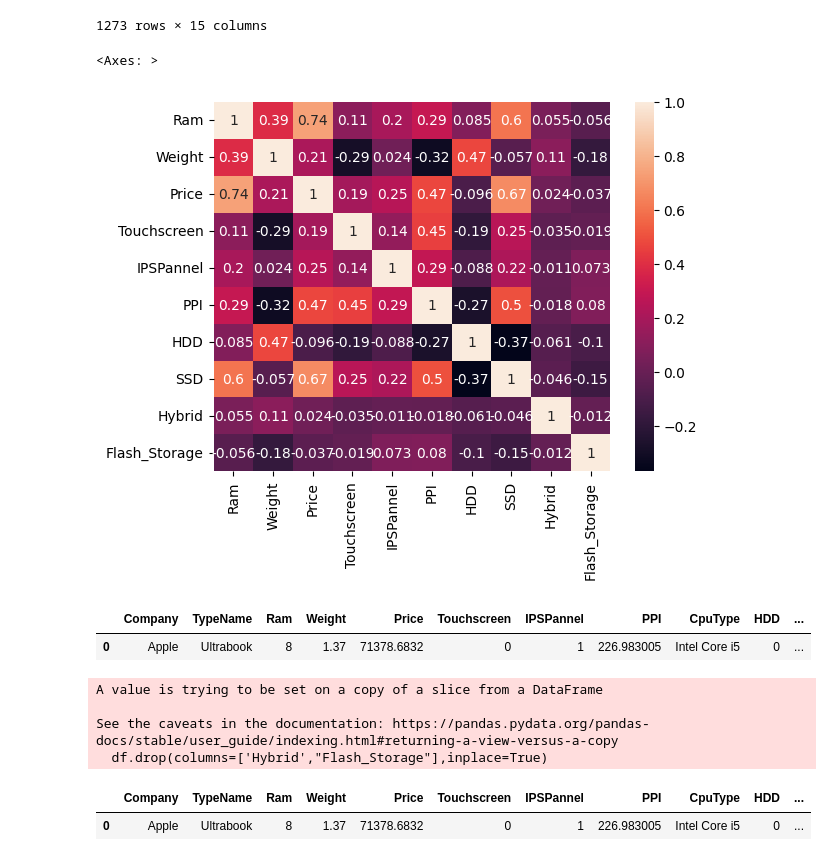
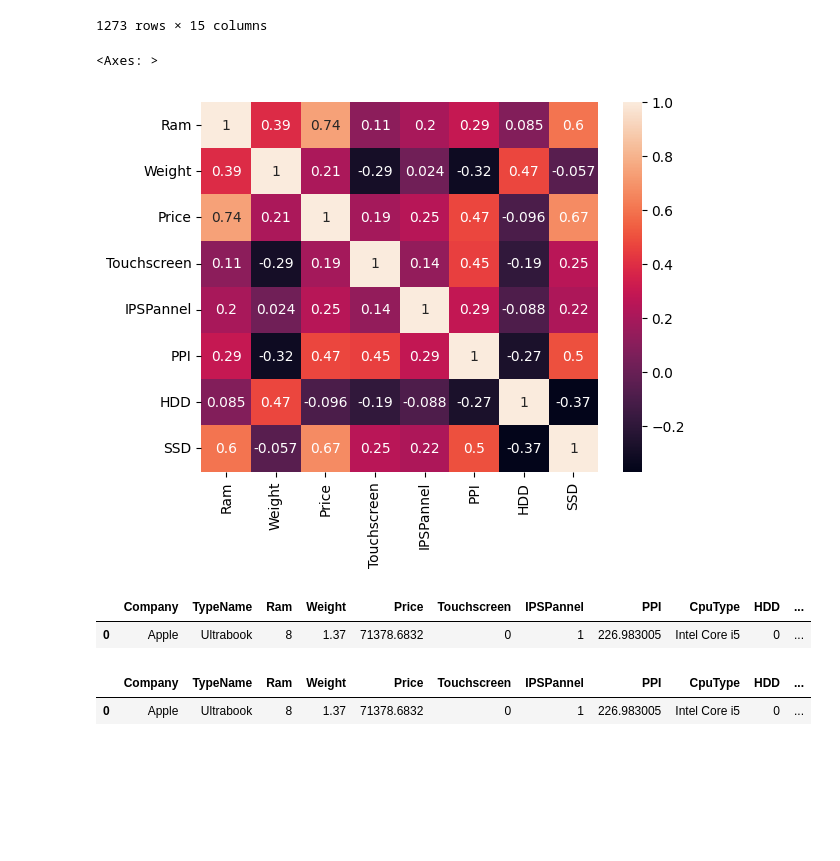
Before and after one commit to Amanlamba002/Laptop_sale_predictor, a Jupyter notebook: Untitled.ipynb, the cells around one changed output. Saved outputs shown, nothing was run; the diff lists cells and outputs as text; code cells hidden in the pictures; blank space fills up the shorter version.

```diff
--- a/Untitled.ipynb
+++ b/Untitled.ipynb
@@ -771,22 +750,17 @@ df
 | 1273 | HP | Notebook | 6 | 2.19 | 40705.9200 | 0 | 0 | 100.454670 | Intel Core i7 | 1000 | ... |
 1273 rows × 15 columns
 # %%
-sns.heatmap(df.corr(),annot=True)
+sns.heatmap(df.corr(numeric_only=True),annot=True)
 # %% [output]
 <Axes: >
-[figure, old version]
+[figure, new version]
 # %%
 df.head(1)
 # %% [output]
 |  | Company | TypeName | Ram | Weight | Price | Touchscreen | IPSPannel | PPI | CpuType | HDD | ... |
 | 0 | Apple | Ultrabook | 8 | 1.37 | 71378.6832 | 0 | 1 | 226.983005 | Intel Core i5 | 0 | ... |
 # %%
-df.drop(columns=['Hybrid',"Flash_Storage"],inplace=True)
+# df.drop(columns=['Hybrid',"Flash_Storage"],inplace=True)
-# %% [output]
-A value is trying to be set on a copy of a slice from a DataFrame
-
-See the caveats in the documentation: https://pandas.pydata.org/pandas-docs/stable/user_guide/indexing.html#returning-a-view-versus-a-copy
-  df.drop(columns=['Hybrid',"Flash_Storage"],inplace=True)
 # %%
 df.head(1)
 # %% [output]
```
Also changed, not shown: parts of 32 cells of this notebook, 8 other files.
